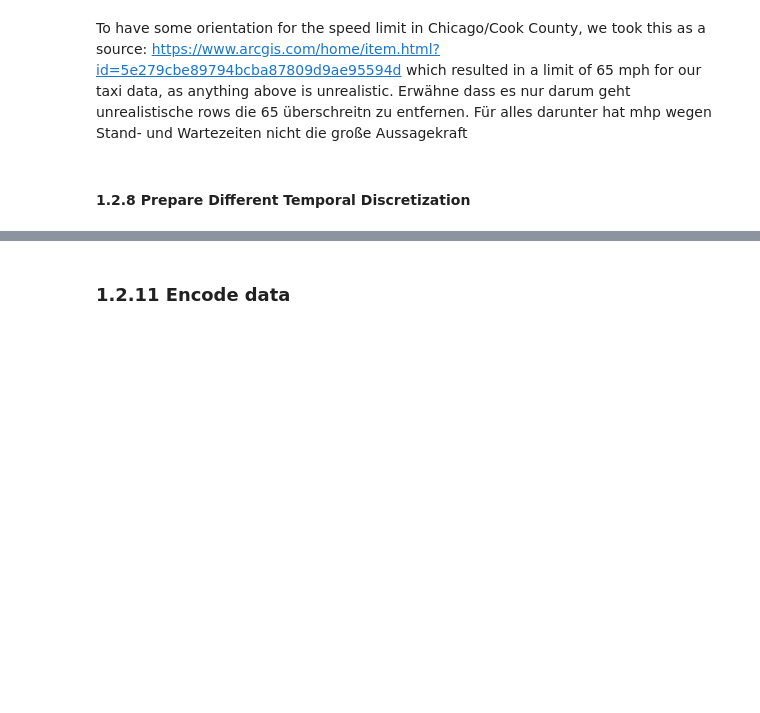
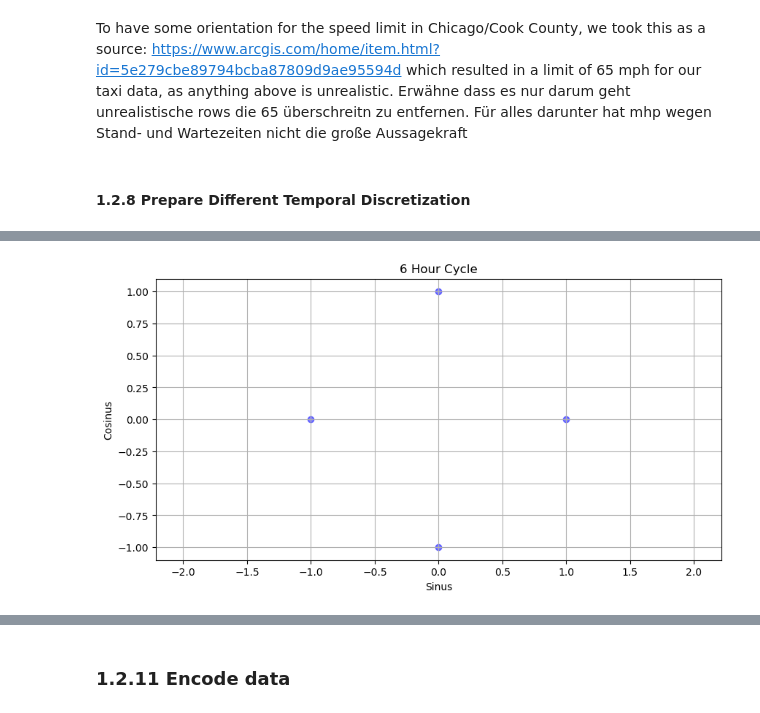
Before and after one commit to madxox/AAA_Teamassignment, a Jupyter notebook: 01_preparation_taxidata_jl.ipynb, the cells around one changed output, grey strips where cells are left out. Saved outputs shown, nothing was run; the diff lists cells and outputs as text; code cells hidden in the pictures; blank space fills up the shorter version.

```diff
--- a/01_preparation_taxidata_jl.ipynb
+++ b/01_preparation_taxidata_jl.ipynb
@@ -503 +509,5 @@ plt.show()
+# %%
+plot_sin_cos_features('6_hour_window_sin', '6_hour_window_cos', '6 Hour')
+# %% [output]
+[figure, added]
 # %%
```
Also changed, not shown: parts of 6 cells of this notebook.
